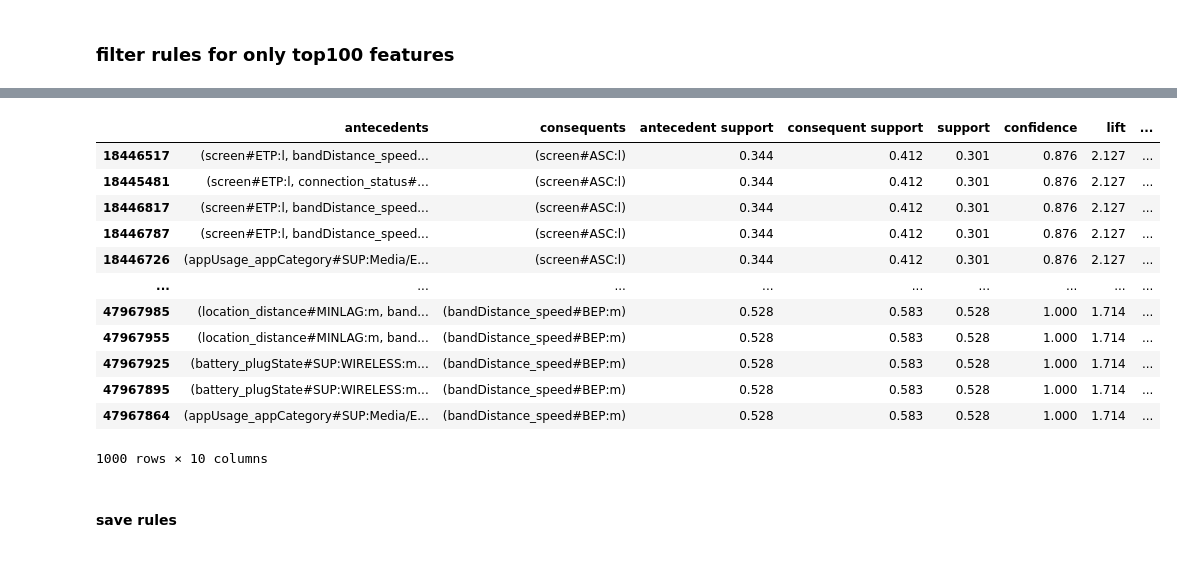
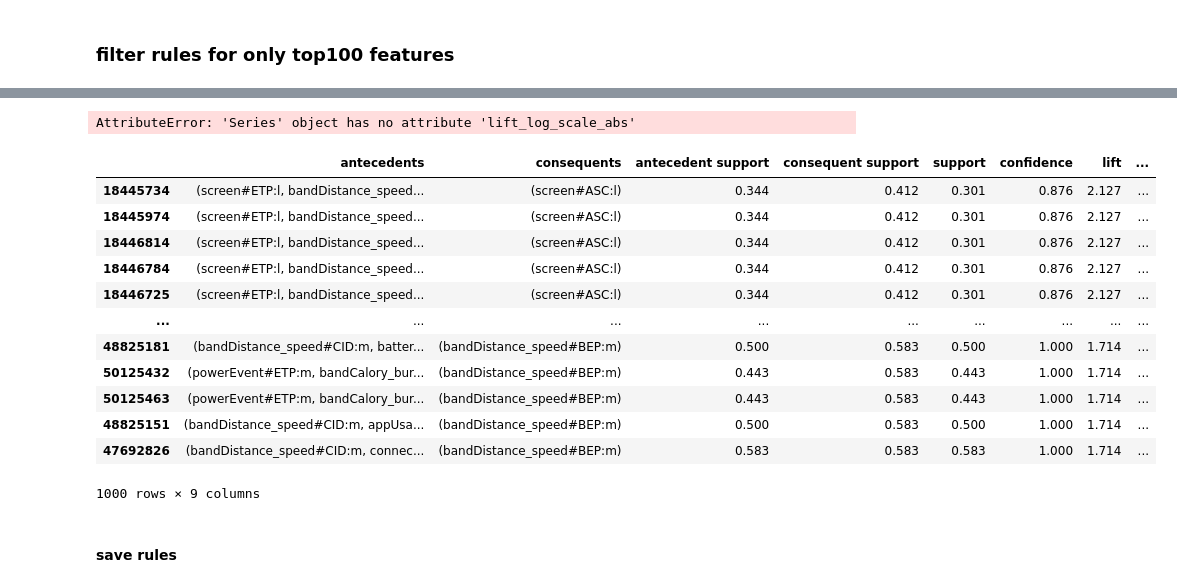
Before and after one commit to Jumabek/receptivity, a Jupyter notebook: analysis/ARM.ipynb, the cells around one changed output, grey strips where cells are left out. Cells and saved outputs as stored; diff of their text form; code cells hidden in the pictures.

```diff
--- a/analysis/ARM.ipynb
+++ b/analysis/ARM.ipynb
@@ -706,6 +704,6 @@ else:
         , parse_dates=['timestamp']
     ).set_index(['pid','timestamp'])
 
-
+sliding_features = impute(sliding_features)
 sliding_features.isnull().sum().sort_values(ascending=False)
 # %% [output]
@@ -737,31 +758,9 @@ imputed_sliding_features.shape
 # %%
-
-
-from copy import deepcopy
-def discretize_df(data, cols, pid):
-    df = deepcopy(data)
-    count1,count2, count3 = 0,0,0
-    for col in cols:
-        try:
-            df[col] = pd.qcut(df[col], 3, labels=["l","m","h"])
-            count3 += 1
-        except:
-            try:
-                df[col] = pd.qcut(df[col], 2, labels=["l","h"])
-                count2 += 1
-            except:
-                df[col] = pd.qcut(df[col], 1, labels=["m"])
-                count1 += 1
-    df.insert(0,'pid',pid)
-    df = df.reset_index().set_index(['pid']+data.index.names)
-    return df
-
-
 df_recoded = []
-for pid in tqdm(imputed_sliding_features.index.get_level_values('pid').unique()):
+for pid in tqdm(sliding_features.index.get_level_values('pid').unique()):
     res = discretize_df(
-        imputed_sliding_features.loc[pid]
-        , imputed_sliding_features.columns.tolist()
+        sliding_features.loc[pid]
+        , sliding_features.columns.tolist()
         , pid
     )
     df_recoded.append(res)
@@ -837,7 +822,7 @@ frequent_itemsets
 res = association_rules(
     frequent_itemsets
     , metric='confidence'
-    ,  min_threshold=0.2
+    ,  min_threshold=0.6
 )
 
 res
@@ -887,28 +872,29 @@ res
+# %%
+res.iloc[0].lift_log_scale_abs
+# %% [output]
+AttributeError: 'Series' object has no attribute 'lift_log_scale_abs'
 # %%
-res = res.assign(
-    lift_log_scale_abs = np.log(res.lift)
-)
+
 
 topk_rules = pd.concat([
-    res.sort_values(['lift_log_scale_abs'],ascending=False)[:1000]
-    #, res.sort_values(['lift_log_scale_abs'],ascending=False)[-500:]
+    res.sort_values(['lift'],ascending=False)[:1000]
 ])
 
 topk_rules
 # %% [output]
 |  | antecedents | consequents | antecedent support | consequent support | support | confidence | lift | ... |
-| 18446517 | (screen#ETP:l, bandDistance_speed... | (screen#ASC:l) | 0.344 | 0.412 | 0.301 | 0.876 | 2.127 | ... |
-| 18445481 | (screen#ETP:l, connection_status#... | (screen#ASC:l) | 0.344 | 0.412 | 0.301 | 0.876 | 2.127 | ... |
-| 18446817 | (screen#ETP:l, bandDistance_speed... | (screen#ASC:l) | 0.344 | 0.412 | 0.301 | 0.876 | 2.127 | ... |
-| 18446787 | (screen#ETP:l, bandDistance_speed... | (screen#ASC:l) | 0.344 | 0.412 | 0.301 | 0.876 | 2.127 | ... |
-| 18446726 | (appUsage_appCategory#SUP:Media/E... | (screen#ASC:l) | 0.344 | 0.412 | 0.301 | 0.876 | 2.127 | ... |
+| 18445734 | (screen#ETP:l, bandDistance_speed... | (screen#ASC:l) | 0.344 | 0.412 | 0.301 | 0.876 | 2.127 | ... |
+| 18445974 | (screen#ETP:l, bandDistance_speed... | (screen#ASC:l) | 0.344 | 0.412 | 0.301 | 0.876 | 2.127 | ... |
+| 18446814 | (screen#ETP:l, bandDistance_speed... | (screen#ASC:l) | 0.344 | 0.412 | 0.301 | 0.876 | 2.127 | ... |
+| 18446784 | (screen#ETP:l, bandDistance_speed... | (screen#ASC:l) | 0.344 | 0.412 | 0.301 | 0.876 | 2.127 | ... |
+| 18446725 | (screen#ETP:l, bandDistance_speed... | (screen#ASC:l) | 0.344 | 0.412 | 0.301 | 0.876 | 2.127 | ... |
 | ... | ... | ... | ... | ... | ... | ... | ... | ... |
-| 47967985 | (location_distance#MINLAG:m, band... | (bandDistance_speed#BEP:m) | 0.528 | 0.583 | 0.528 | 1.000 | 1.714 | ... |
-| 47967955 | (location_distance#MINLAG:m, band... | (bandDistance_speed#BEP:m) | 0.528 | 0.583 | 0.528 | 1.000 | 1.714 | ... |
-| 47967925 | (battery_plugState#SUP:WIRELESS:m... | (bandDistance_speed#BEP:m) | 0.528 | 0.583 | 0.528 | 1.000 | 1.714 | ... |
-| 47967895 | (battery_plugState#SUP:WIRELESS:m... | (bandDistance_speed#BEP:m) | 0.528 | 0.583 | 0.528 | 1.000 | 1.714 | ... |
-| 47967864 | (appUsage_appCategory#SUP:Media/E... | (bandDistance_speed#BEP:m) | 0.528 | 0.583 | 0.528 | 1.000 | 1.714 | ... |
+| 48825181 | (bandDistance_speed#CID:m, batter... | (bandDistance_speed#BEP:m) | 0.500 | 0.583 | 0.500 | 1.000 | 1.714 | ... |
+| 50125432 | (powerEvent#ETP:m, bandCalory_bur... | (bandDistance_speed#BEP:m) | 0.443 | 0.583 | 0.443 | 1.000 | 1.714 | ... |
+| 50125463 | (powerEvent#ETP:m, bandCalory_bur... | (bandDistance_speed#BEP:m) | 0.443 | 0.583 | 0.443 | 1.000 | 1.714 | ... |
+| 48825151 | (bandDistance_speed#CID:m, appUsa... | (bandDistance_speed#BEP:m) | 0.500 | 0.583 | 0.500 | 1.000 | 1.714 | ... |
+| 47692826 | (bandDistance_speed#CID:m, connec... | (bandDistance_speed#BEP:m) | 0.583 | 0.583 | 0.583 | 1.000 | 1.714 | ... |
-1000 rows × 10 columns
+1000 rows × 9 columns
 # %% [markdown]
 #### save rules
 # %%
```
Also changed, not shown: parts of 32 cells of this notebook, 2 other files.
